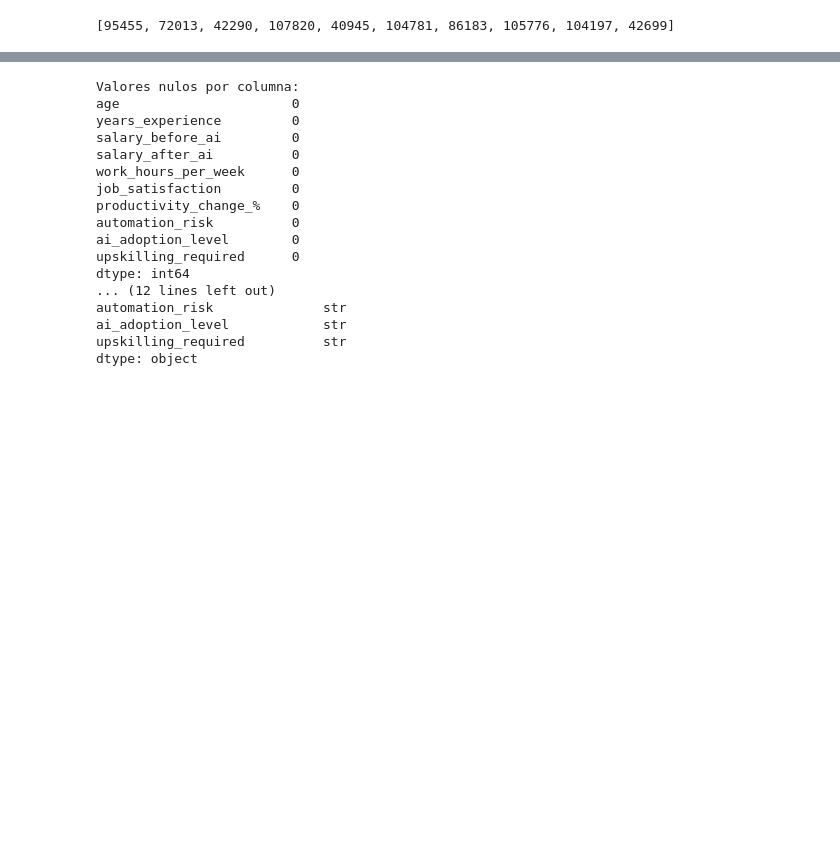
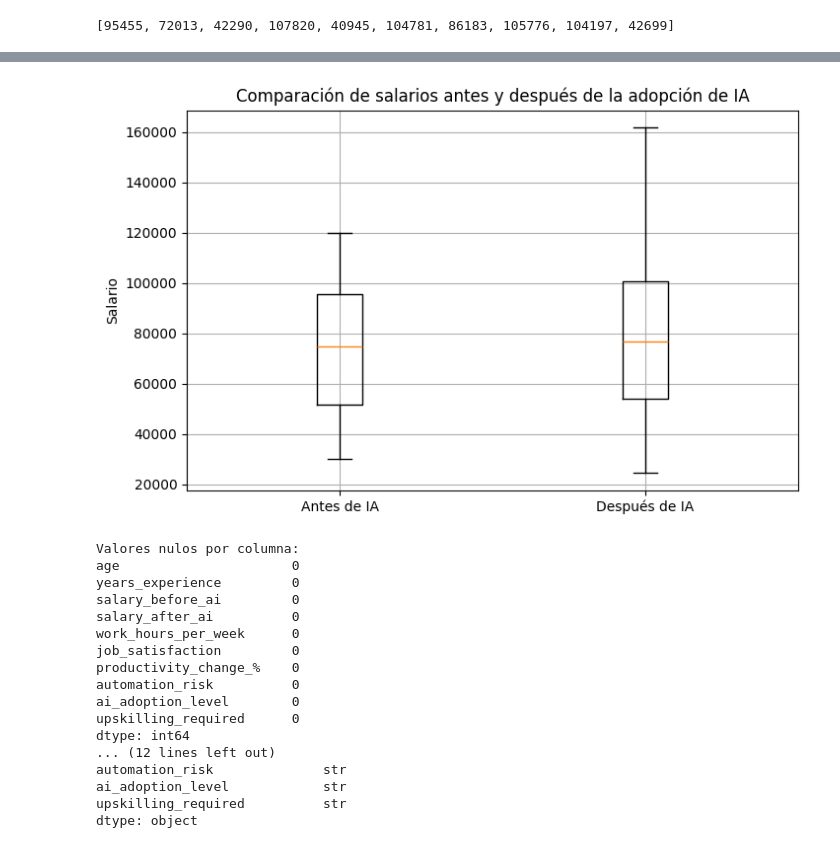
Before and after one commit to Prod1982/mcdi500_s1_grupo6, a Jupyter notebook: F3/notebooks/F3_algoritmos_complejidad.ipynb, the cells around one changed output, grey strips where cells are left out. Saved outputs shown, nothing was run; the diff lists cells and outputs as text; code cells hidden in the pictures; blank space fills up the shorter version.

Commit message:
Se agrega boxplot comparativo

```diff
--- a/F3/notebooks/F3_algoritmos_complejidad.ipynb
+++ b/F3/notebooks/F3_algoritmos_complejidad.ipynb
@@ -241,3 +246,30 @@ preprocesador.resumen()
+# %%
+# Boxplot comparativo de salarios
+
+plt.figure(figsize=(8, 5))
+
+plt.boxplot(
+    [
+        df["salary_before_ai"],
+        df["salary_after_ai"]
+    ],
+    labels=[
+        "Antes de IA",
+        "Después de IA"
+    ]
+)
+
+plt.title(
+    "Comparación de salarios antes y después de la adopción de IA"
+)
+
+plt.ylabel("Salario")
+
+plt.grid(True)
+
+plt.show()
+# %% [output]
+[figure, added]
 # %%
 print("Valores nulos por columna:")
 print(df_algoritmico.isnull().sum())
```
Also changed, not shown: parts of 2 cells of this notebook.
